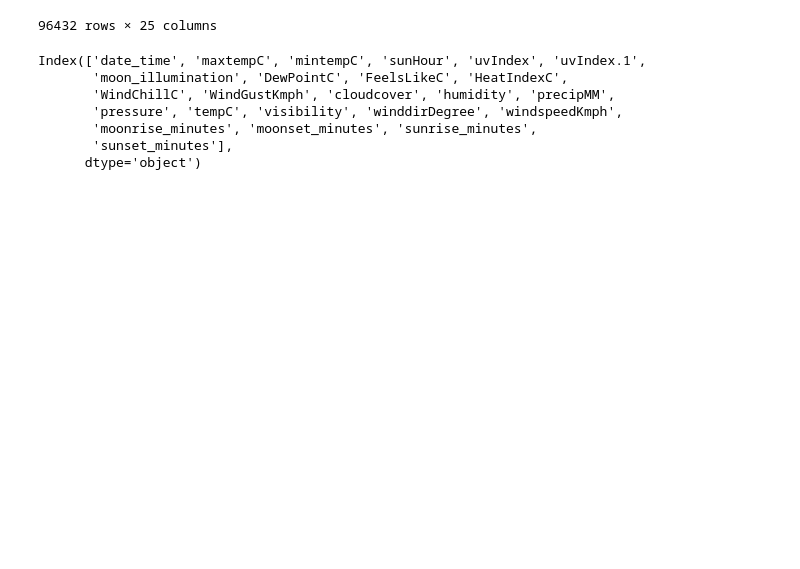
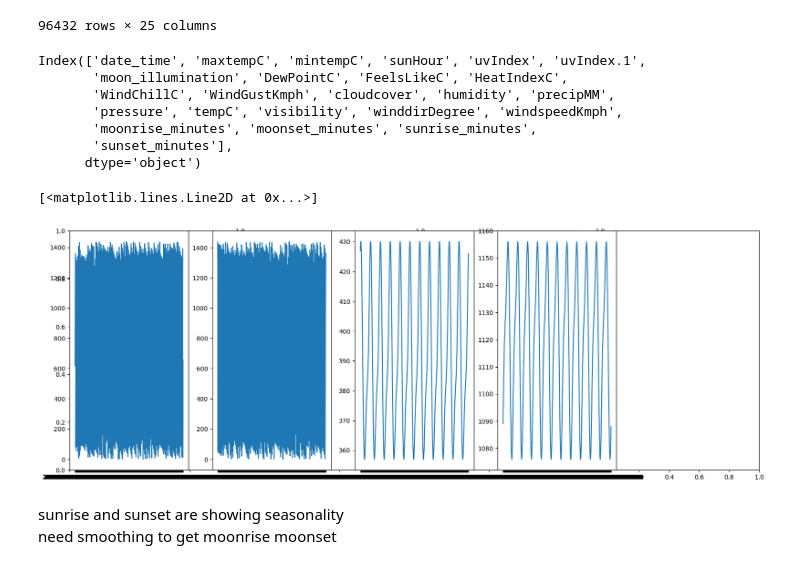
Before and after one commit to ShashwatAwate/pune-weather-forcasting, a Jupyter notebook: src/data/eda.ipynb, the cells around one changed output. Drawn from its saved outputs; the diff is of its cells as text; code cells hidden in the pictures; blank space fills up the shorter version.

```diff
--- a/src/data/eda.ipynb
+++ b/src/data/eda.ipynb
@@ -114,3 +114,20 @@ Index(['date_time', 'maxtempC', 'mintempC', 'sunHour', 'uvIndex', 'uvIndex.1',
        'moonrise_minutes', 'moonset_minutes', 'sunrise_minutes',
        'sunset_minutes'],
       dtype='object')
+# %%
+sample_rate = 50
+sampled_df = df.iloc[::sample_rate]
+fig,ax= plt.subplots(1,4,figsize=(20,7))
+plt.subplot(151)
+plt.plot(sampled_df['date_time'],sampled_df['moonrise_minutes'])
+plt.subplot(152)
+plt.plot(sampled_df['date_time'],sampled_df['moonset_minutes'])
+plt.subplot(153)
+plt.plot(sampled_df['date_time'],sampled_df['sunrise_minutes'])
+plt.subplot(154)
+plt.plot(sampled_df['date_time'],sampled_df['sunset_minutes'])
+# %% [output]
+[<matplotlib.lines.Line2D at 0x...>]
+[figure, added]
+# %% [markdown]
+sunrise and sunset are showing seasonality <br> need smoothing to get moonrise moonset
```
